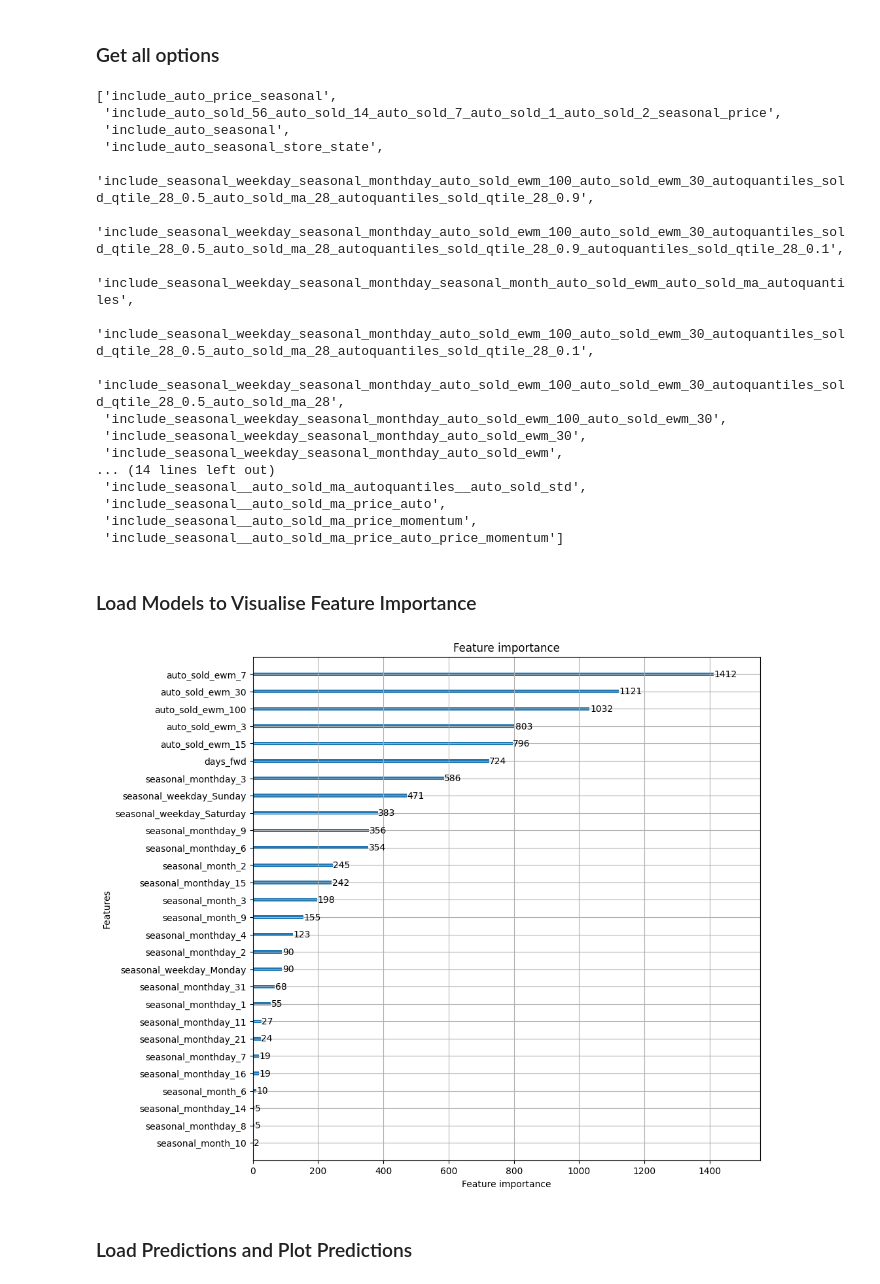
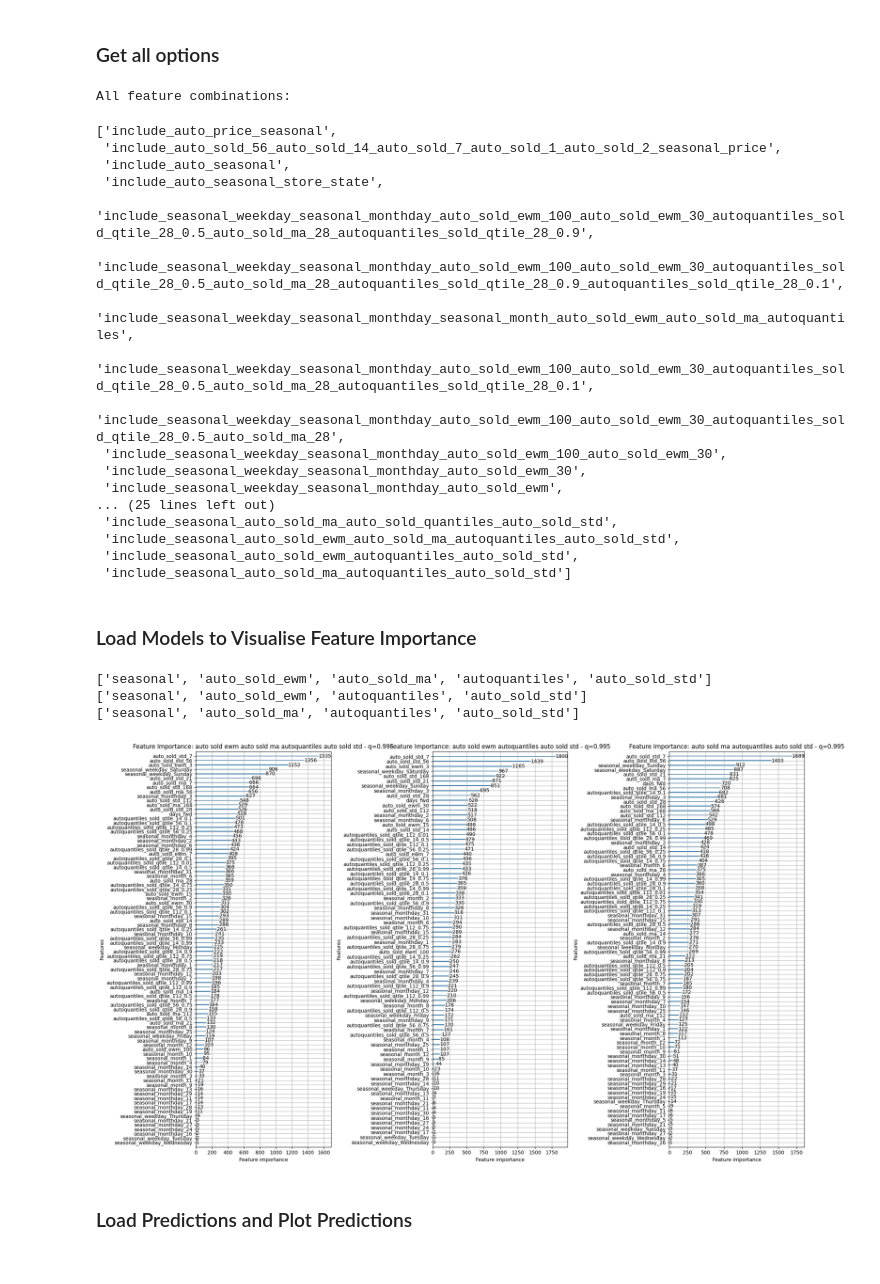
Before and after one commit to CodingNoob234/m5-forecasting-uncertainty, a Jupyter notebook: code/un_visualising_results_quantiles.ipynb, the cells around one changed output. Cells and saved outputs as stored; diff of their text form; code cells hidden in the pictures.

Commit message:
changes in feature engineering, defined new experiment

```diff
--- a/code/un_visualising_results_quantiles.ipynb
+++ b/code/un_visualising_results_quantiles.ipynb
@@ -120,25 +139,27 @@ INCLUDE_COLUMNS_LIST = [
 # %%
 from utils.utils import load_results_as_json
 r = load_results_as_json('../data/uncertainty/all_results.json')
+print('All feature combinations:')
 list(r.keys())
 # %% [output]
-['include_auto_price_seasonal',
- 'include_auto_sold_56_auto_sold_14_auto_sold_7_auto_sold_1_auto_sold_2_seasonal_price',
- 'include_auto_seasonal',
- 'include_auto_seasonal_store_state',
- 'include_seasonal_weekday_seasonal_monthday_auto_sold_ewm_100_auto_sold_ewm_30_autoquantiles_sold_qtile_28_0.5_auto_sold_ma_28_autoquantiles_sold_qtile_28_0.9',
- 'include_seasonal_weekday_seasonal_monthday_auto_sold_ewm_100_auto_sold_ewm_30_autoquantiles_sold_qtile_28_0.5_auto_sold_ma_28_autoquantiles_sold_qtile_28_0.9_autoquantiles_sold_qtile_28_0.1',
- 'include_seasonal_weekday_seasonal_monthday_seasonal_month_auto_sold_ewm_auto_sold_ma_autoquantiles',
- 'include_seasonal_weekday_seasonal_monthday_auto_sold_ewm_100_auto_sold_ewm_30_autoquantiles_sold_qtile_28_0.5_auto_sold_ma_28_autoquantiles_sold_qtile_28_0.1',
- 'include_seasonal_weekday_seasonal_monthday_auto_sold_ewm_100_auto_sold_ewm_30_autoquantiles_sold_qtile_28_0.5_auto_sold_ma_28',
- 'include_seasonal_weekday_seasonal_monthday_auto_sold_ewm_100_auto_sold_ewm_30',
- 'include_seasonal_weekday_seasonal_monthday_auto_sold_ewm_30',
- 'include_seasonal_weekday_seasonal_monthday_auto_sold_ewm',
-... (14 lines left out)
- 'include_seasonal__auto_sold_ma_autoquantiles__auto_sold_std',
- 'include_seasonal__auto_sold_ma_price_auto',
- 'include_seasonal__auto_sold_ma_price_momentum',
- 'include_seasonal__auto_sold_ma_price_auto_price_momentum']
+All feature combinations:
+['include_auto_price_seasonal',
+ 'include_auto_sold_56_auto_sold_14_auto_sold_7_auto_sold_1_auto_sold_2_seasonal_price',
+ 'include_auto_seasonal',
+ 'include_auto_seasonal_store_state',
+ 'include_seasonal_weekday_seasonal_monthday_auto_sold_ewm_100_auto_sold_ewm_30_autoquantiles_sold_qtile_28_0.5_auto_sold_ma_28_autoquantiles_sold_qtile_28_0.9',
+ 'include_seasonal_weekday_seasonal_monthday_auto_sold_ewm_100_auto_sold_ewm_30_autoquantiles_sold_qtile_28_0.5_auto_sold_ma_28_autoquantiles_sold_qtile_28_0.9_autoquantiles_sold_qtile_28_0.1',
+ 'include_seasonal_weekday_seasonal_monthday_seasonal_month_auto_sold_ewm_auto_sold_ma_autoquantiles',
+ 'include_seasonal_weekday_seasonal_monthday_auto_sold_ewm_100_auto_sold_ewm_30_autoquantiles_sold_qtile_28_0.5_auto_sold_ma_28_autoquantiles_sold_qtile_28_0.1',
+ 'include_seasonal_weekday_seasonal_monthday_auto_sold_ewm_100_auto_sold_ewm_30_autoquantiles_sold_qtile_28_0.5_auto_sold_ma_28',
+ 'include_seasonal_weekday_seasonal_monthday_auto_sold_ewm_100_auto_sold_ewm_30',
+ 'include_seasonal_weekday_seasonal_monthday_auto_sold_ewm_30',
+ 'include_seasonal_weekday_seasonal_monthday_auto_sold_ewm',
+... (25 lines left out)
+ 'include_seasonal_auto_sold_ma_auto_sold_quantiles_auto_sold_std',
+ 'include_seasonal_auto_sold_ewm_auto_sold_ma_autoquantiles_auto_sold_std',
+ 'include_seasonal_auto_sold_ewm_autoquantiles_auto_sold_std',
+ 'include_seasonal_auto_sold_ma_autoquantiles_auto_sold_std']
 # %% [markdown]
 ### Load Models to Visualise Feature Importance
 # %%
@@ -188,9 +189,28 @@ mod = joblib.load(f'../data/uncertainty/fold_{FOLD}/models/lgb_val_nt_{agg_colum
+# %%
+quantile = .995
+experiment_name = 'quantiles vs. std'
+experiment_name = 'best models'
+# models = load_model('price auto/momentum', 'Level8', 1914, quantile=quantile)
+models = load_model(experiment_name, 'Level3', 1914, quantile=quantile)
+
+fig, axs = plt.subplots(1,3,figsize=(20,12))
+for i, (key, item) in enumerate(models.items()):
+    key: str = key
+    ax = axs[i]
+    lgb.plot_importance(item, ax = ax)
+    key = key.replace('_', ' ')
+    ax.set_title(f'Feature Importance: {key} - q={quantile}')
+fig.tight_layout()
+plt.show()
+# %% [output]
+['seasonal', 'auto_sold_ewm', 'auto_sold_ma', 'autoquantiles', 'auto_sold_std']
+['seasonal', 'auto_sold_ewm', 'autoquantiles', 'auto_sold_std']
+['seasonal', 'auto_sold_ma', 'autoquantiles', 'auto_sold_std']
+[figure, added]
 # %%
-fig, ax = plt.subplots(1,1, figsize=(10,10))
-lgb.plot_importance(mod, ax=ax)
-plt.show()
+# fig, ax = plt.subplots(1,1, figsize=(10,10))
+# lgb.plot_importance(mod, ax=ax)
+# plt.show()
-# %% [output]
-[figure, removed]
 # %% [markdown]
 ### Load Predictions and Plot Predictions
 # %%
```
Also changed, not shown: parts of 12 cells of this notebook, 3 other files.
